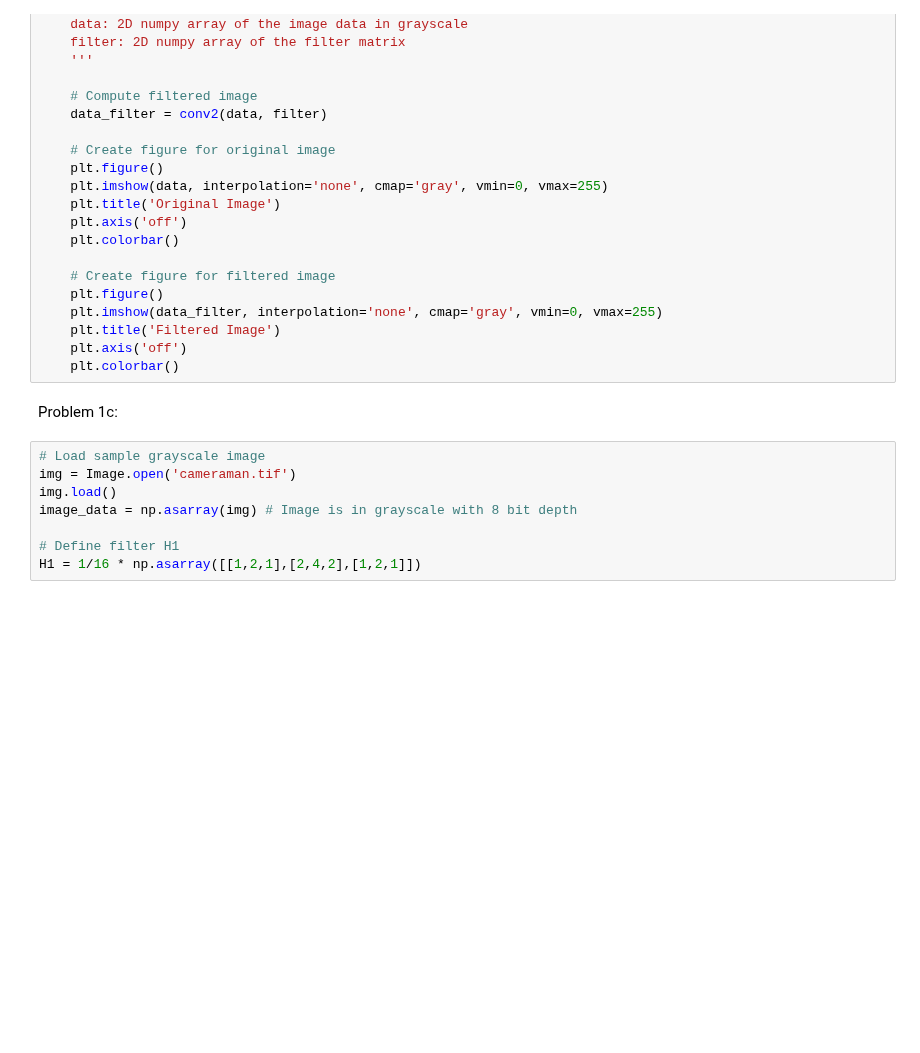
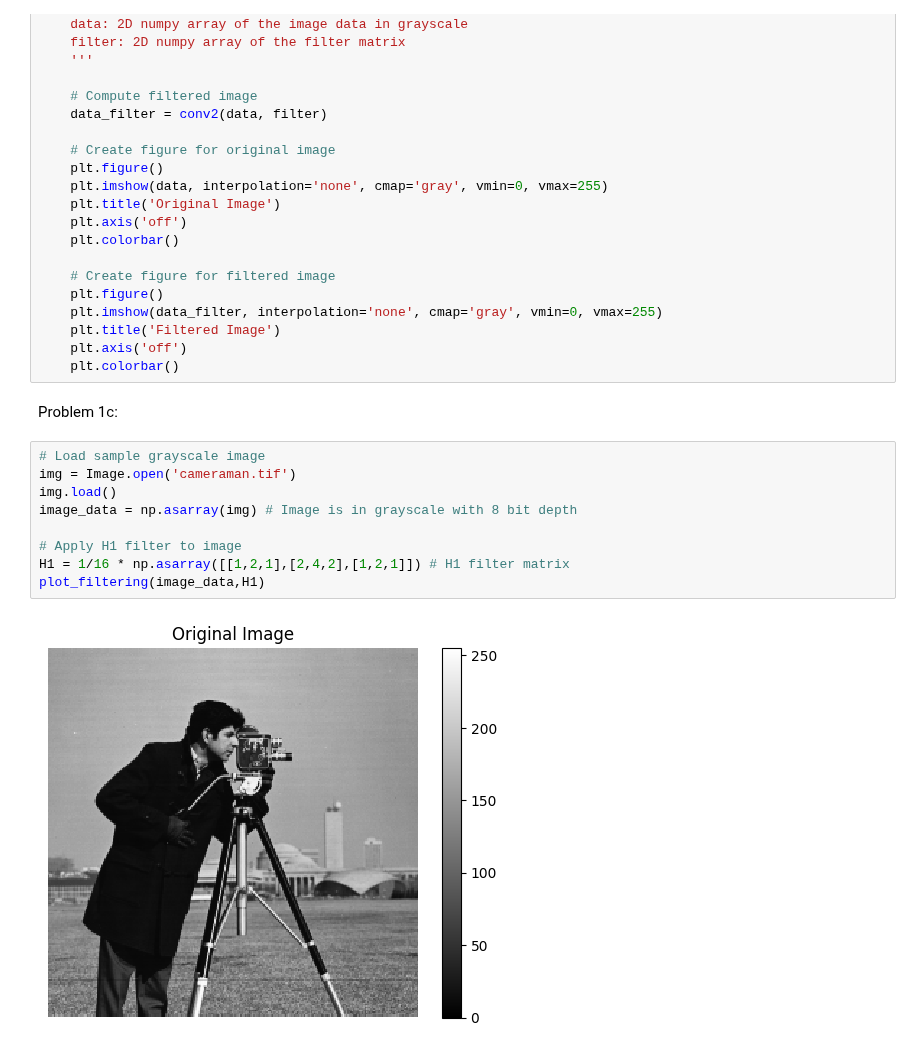
Before and after one commit to NMakarov97/ECE-GY-6123, a Jupyter notebook: HW2/ECE-6123 HW2.ipynb, the cells around one changed output. Saved outputs shown, nothing was run; the diff lists cells and outputs as text; blank space fills up the shorter version.

Commit message:
Add section to apply H1 filter to image

```diff
--- a/HW2/ECE-6123 HW2.ipynb
+++ b/HW2/ECE-6123 HW2.ipynb
@@ -78,8 +78,11 @@ Problem 1c:
 # %%
 # Load sample grayscale image
 img = Image.open('cameraman.tif')
 img.load()
 image_data = np.asarray(img) # Image is in grayscale with 8 bit depth
 
-# Define filter H1
-H1 = 1/16 * np.asarray([[1,2,1],[2,4,2],[1,2,1]])
+# Apply H1 filter to image
+H1 = 1/16 * np.asarray([[1,2,1],[2,4,2],[1,2,1]]) # H1 filter matrix
+plot_filtering(image_data,H1)
+# %% [output]
+[figure, added]
```
